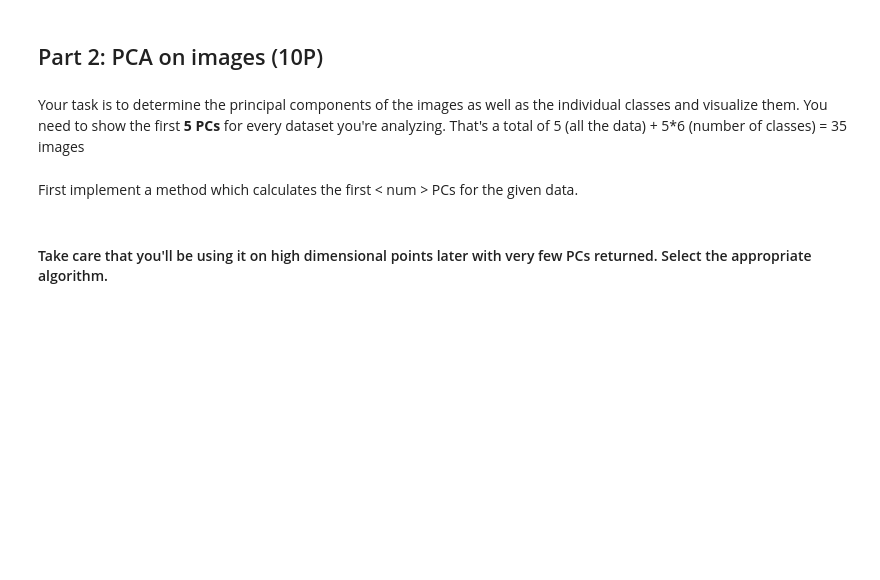
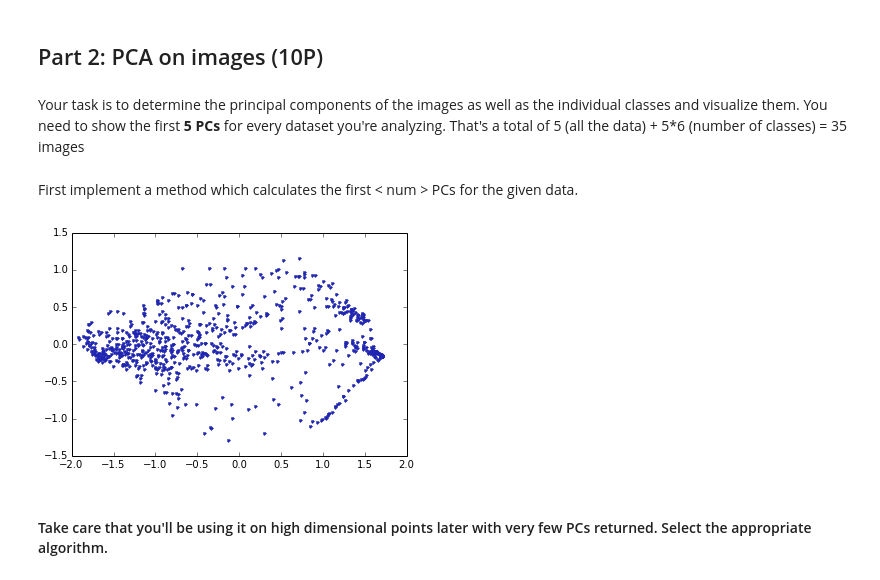
Before and after one commit to JensMeiners/ML1, a Jupyter notebook: Ex05/Code/Sheet05_Code.ipynb, the cells around one changed output. Cells and saved outputs as stored; diff of their text form; code cells hidden in the pictures; blank space fills up the shorter version.

```diff
--- a/Ex05/Code/Sheet05_Code.ipynb
+++ b/Ex05/Code/Sheet05_Code.ipynb
@@ -294,5 +297,41 @@ plt.show()
 Your task is to determine the principal components of the images as well as the individual classes and visualize them. You need to show the first **5 PCs** for every dataset you're analyzing. That's a total of 5 (all the data) + 5*6 (number of classes) = 35 images
 # %% [markdown]
 First implement a method which calculates the first < num > PCs for the given data.
+# %%
+def calculate_principal_components(data,num):
+    """
+        classes: A 2D numpy array of size dxN
+        num: An integer containing the number of PCs we wish the method to return for every class
+
+        returns: pcs = a 2D numpy array of size dxnum, containing the first num PCs
+    """
+    mn = np.mean(data, axis=0)
+    # mean center the data
+    data -= mn
+    # calculate the covariance matrix
+    C = np.cov(data.T)
+    # calculate eigenvectors & eigenvalues of the covariance matrix
+    evals, evecs = lin.eig(C)
+    # sorted them by eigenvalue in decreasing order
+    idx = np.argsort(evals)[::-1]
+    evecs = evecs[:,idx]
+    evals = evals[idx]
+    # select the first n eigenvectors (n is desired dimension
+    # of rescaled data array, or dims_rescaled_data)
+    evecs = evecs[:,:num]
+    # carry out the transformation on the data using eigenvectors
+    data_rescaled = np.dot(evecs.T, data.T).T
+    return data_rescaled
+# %%
+def plot_pca(data,num):
+    clr1 =  '#2026B2'
+    fig = plt.figure()
+    ax1 = fig.add_subplot(111)
+    data_resc = calculate_principal_components(data,num)
+    ax1.plot(data_resc[:,0], data_resc[:,1], '.', mfc=clr1, mec=clr1)
+    plt.show()
+plot_pca(noglasses,3)
+# %% [output]
+[figure, added]
 # %% [markdown]
 #### Take care that you'll be using it on high dimensional points later with very few PCs returned. Select the appropriate algorithm.
```
Also changed, not shown: parts of 7 cells of this notebook.
